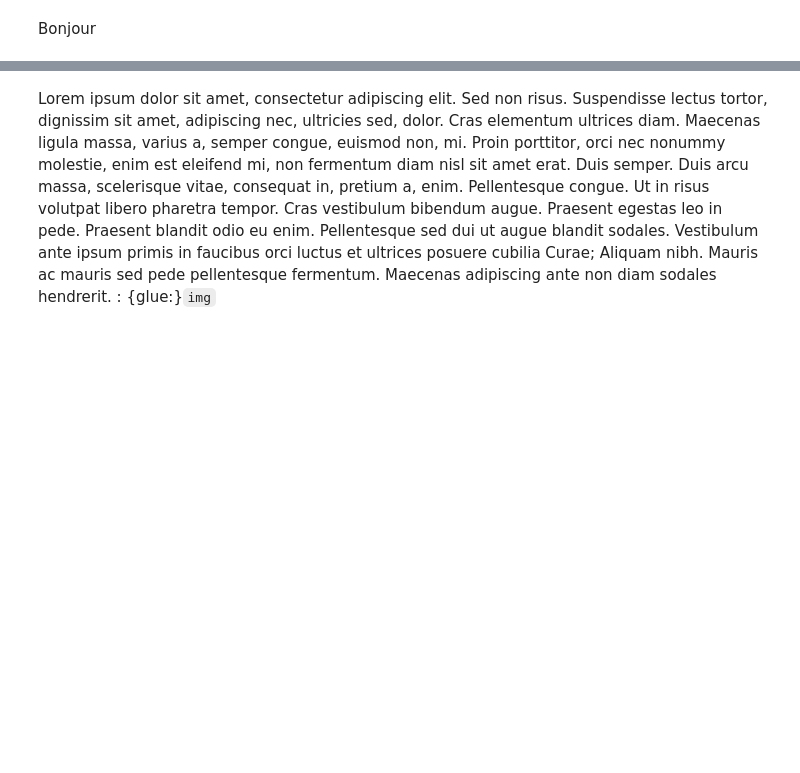
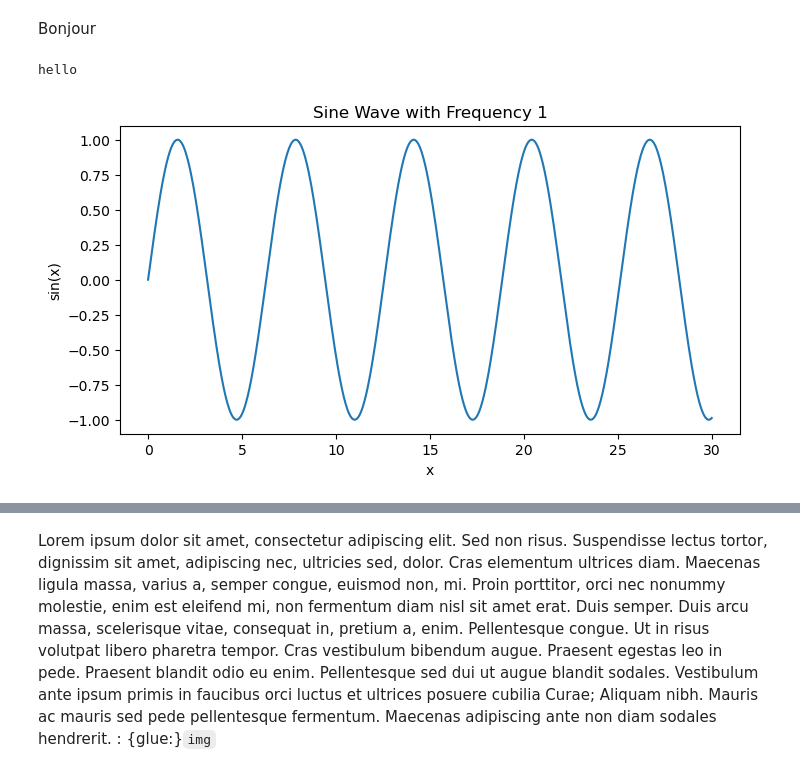
Before and after one commit to Dibokadib/portfolio_meca, a Jupyter notebook: _sources/Untitled.ipynb, the cells around one changed output, grey strips where cells are left out. Cells and saved outputs as stored; diff of their text form; code cells hidden in the pictures; blank space fills up the shorter version.

```diff
--- a/_sources/Untitled.ipynb
+++ b/_sources/Untitled.ipynb
@@ -10,6 +18,27 @@ pn.extension('vtk')
 [interactive output not drawn]
 # %% [markdown]
 Bonjour
+# %%
+print('hello')
+# %% [output]
+hello
+# %%
+import matplotlib.pyplot as plt
+import numpy as np
+
+def plot_sine(frequency=1):
+    x = np.linspace(0, 30, 1000)
+    y = np.sin(frequency * x)
+    plt.figure(figsize=(8, 4))
+    plt.plot(x, y)
+    plt.title(f'Sine Wave with Frequency {frequency}')
+    plt.xlabel('x')
+    plt.ylabel('sin(x)')
+    plt.show()
+
+plot_sine()
+# %% [output]
+[figure, added]
 # %%
 import pyvista as pv
 # Créer le plotter PyVista
```
Also changed, not shown: parts of 3 cells of this notebook, 4 other files.
